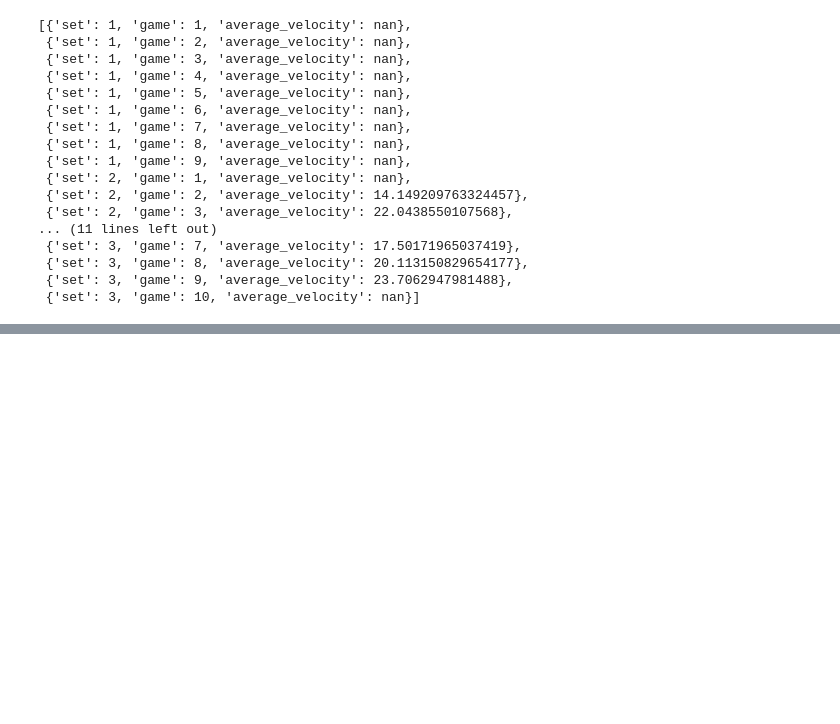
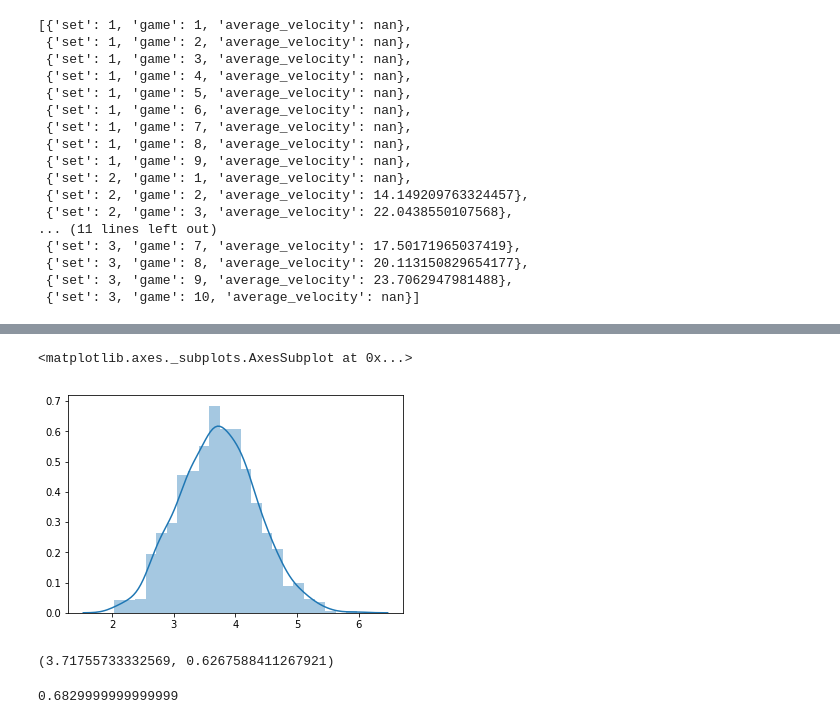
Before and after one commit to ThomasLee94/AUS-open-final-2019-analysis, a Jupyter notebook: analysis.ipynb, the cells around one changed output, grey strips where cells are left out. Saved outputs shown, nothing was run; the diff lists cells and outputs as text; code cells hidden in the pictures; blank space fills up the shorter version.

```diff
--- a/analysis.ipynb
+++ b/analysis.ipynb
@@ -281,0 +355,26 @@ average_velocities_djok
+# %%
+# courtesy of @jshams
+def find_remove_outliers_iqr(data_sample):
+    if len(data_sample) < 2:
+        return data_sample
+    '''calculate interquartile range'''
+    q1, q3 = np.percentile(data_sample, 25) , np.percentile(data_sample, 75)
+    iqr = q3 - q1
+    # scipy.stats.iqr(data_sample)
+    lower, upper = q1 - 1.5 * iqr, q3 + 1.5 * iqr
+    data_without_outliers = [data for data in data_sample if data > lower and data < upper]
+    return data_without_outliers
+
+# courtesy of @jshams
+def create_normal_distribution(bdata):
+    if len(bdata) < 2:
+        return bdata
+    data = find_remove_outliers_iqr(bdata)
+    normal_distribution = []
+    for _ in range(1000):
+        # chose 30 random points without replacement
+        size = 30 if len(data) > 30 else len(data) // 2
+        picks = np.random.choice(a = data, replace=False, size = size)
+        # add the mean of those points to our distribution
+        normal_distribution.append(np.mean(picks))
+    return normal_distribution
@@ -281,0 +386,12 @@ average_velocities_djok
+# %%
+normal_dist = create_normal_distribution(df_points['totaltime'])
+sns.distplot(normal_dist)
+# %% [output]
+<matplotlib.axes._subplots.AxesSubplot at 0x...>
+[figure, added]
+# %%
+mean = np.mean(normal_dist)
+std = np.std(normal_dist)
+mean , std
+# %% [output]
+(3.71755733332569, 0.6267588411267921)
@@ -281,0 +404,4 @@ average_velocities_djok
+# %%
+calculate_pdf(normal_dist, mean -  1 * std, mean + 1 * std)
+# %% [output]
+0.6829999999999999
```
Also changed, not shown: parts of 16 cells of this notebook.
